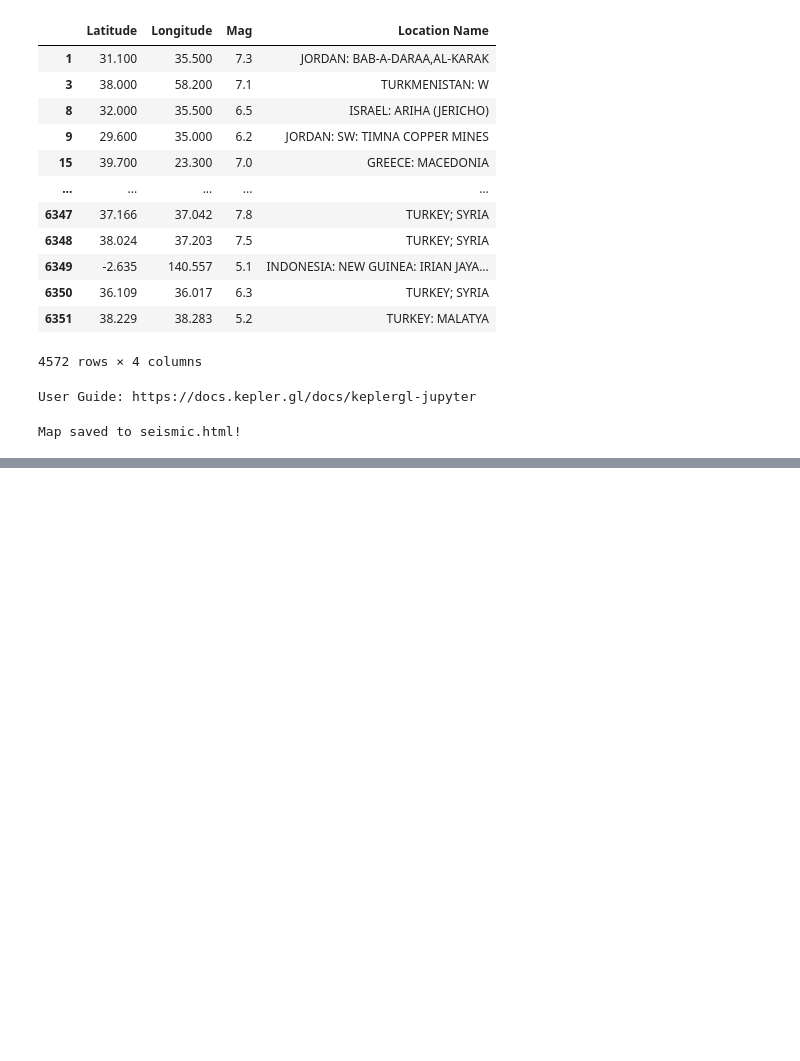
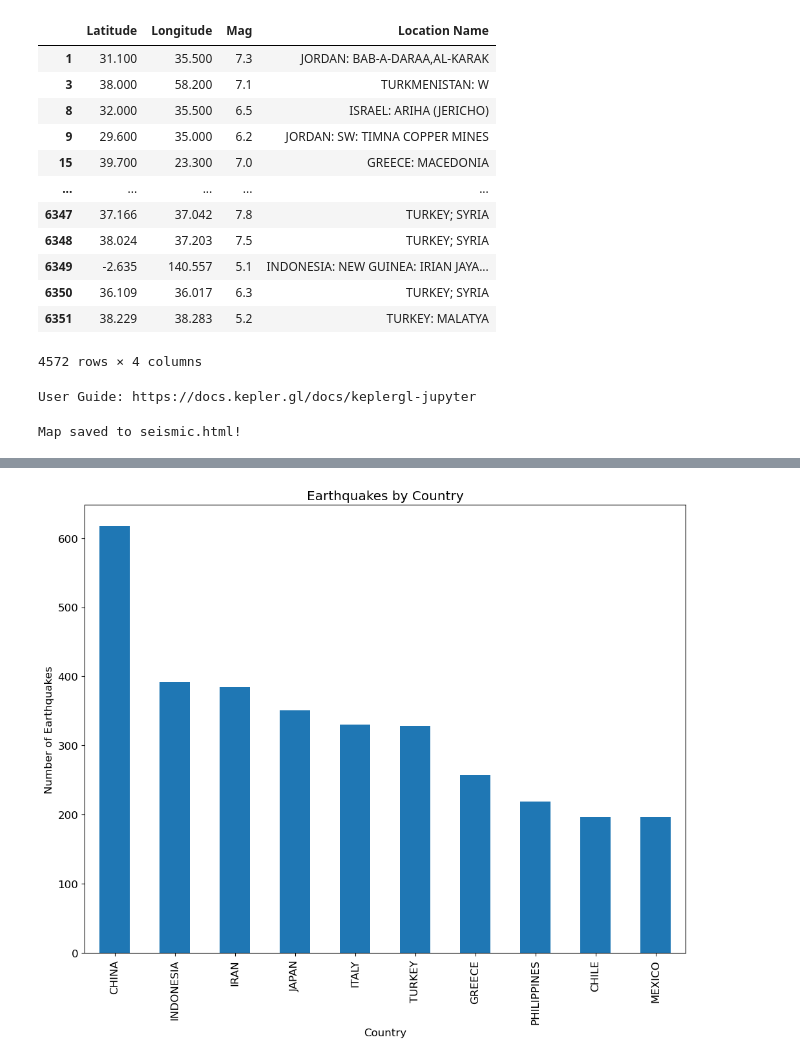
Before and after one commit to Matthijs-Vossen/Earthquake-Analysis, a Jupyter notebook: simon's-eda/eda.ipynb, the cells around one changed output, grey strips where cells are left out. Cells and saved outputs as stored; diff of their text form; code cells hidden in the pictures; blank space fills up the shorter version.

```diff
--- a/simon's-eda/eda.ipynb
+++ b/simon's-eda/eda.ipynb
@@ -70,0 +219,9 @@ Map saved to seismic.html!
+# %%
+# make a plot of earthquake amount by country
+df_deaths_damage['Country'].value_counts().head(10).plot(kind='bar')
+plt.xlabel('Country')
+plt.ylabel('Number of Earthquakes')
+plt.title('Earthquakes by Country')
+plt.show()
+# %% [output]
+[figure, added]
```
Also changed, not shown: parts of 6 cells of this notebook.
